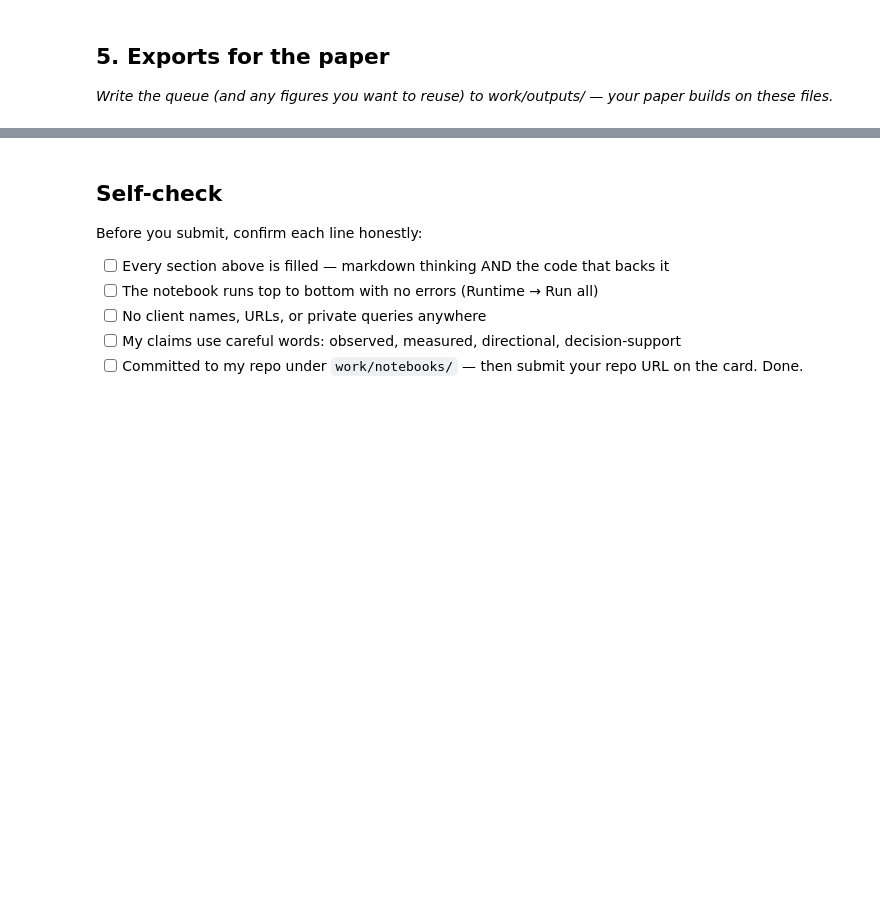
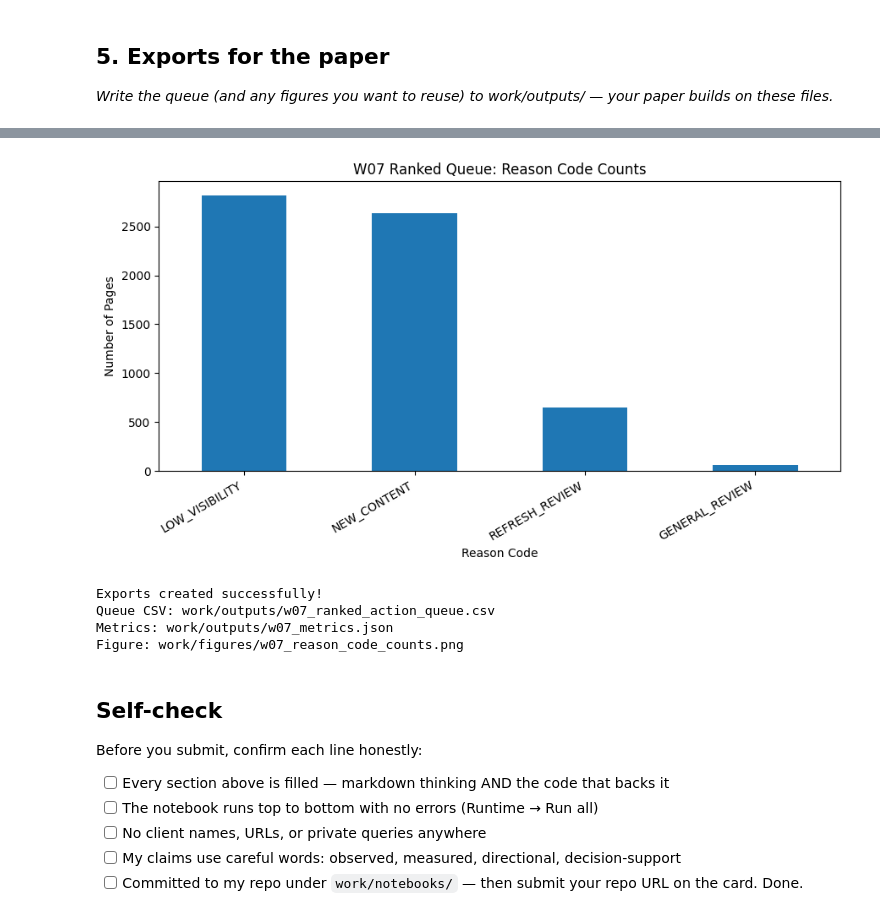
Before and after one commit to kubrafathima2005-kf/flyrank-ml-internship, a Jupyter notebook: work/notebooks/w07_action_playbook.ipynb, the cells around one changed output, grey strips where cells are left out. Cells and saved outputs as stored; diff of their text form; code cells hidden in the pictures; blank space fills up the shorter version.

```diff
--- a/work/notebooks/w07_action_playbook.ipynb
+++ b/work/notebooks/w07_action_playbook.ipynb
@@ -41,6 +272,63 @@ This skeleton is yours to fill. Work the sections **in order** — each one has
 # %%
 # This cell is for CODE (numbers, a query, a check).
 # Write your text answer in the cell ABOVE this one — typing sentences here breaks Run All.
+# %%
+import os
+import json
+import matplotlib.pyplot as plt
+
+# Create folders
+os.makedirs("work/outputs", exist_ok=True)
+os.makedirs("work/figures", exist_ok=True)
+
+# 1. Export ranked action queue
+queue.to_csv(
+    "work/outputs/w07_ranked_action_queue.csv",
+    index=False
+)
+
+# 2. Save model metrics
+metrics = {
+    "validation_method": "Grouped client split",
+    "test_clients": int(df.iloc[test_idx]["client_id"].nunique()),
+    "test_rows": int(len(queue)),
+    "unique_model_scores": int(queue["model_score"].nunique()),
+    "mean_model_score": float(queue["model_score"].mean()),
+    "reason_code_counts": {
+        str(k): int(v)
+        for k, v in queue["reason_code"].value_counts().items()
+    }
+}
+
+with open("work/outputs/w07_metrics.json", "w") as f:
+    json.dump(metrics, f, indent=4)
+
+# 3. Save reason-code chart
+reason_counts = queue["reason_code"].value_counts()
+
+plt.figure(figsize=(9, 5))
+reason_counts.plot(kind="bar")
+plt.title("W07 Ranked Queue: Reason Code Counts")
+plt.xlabel("Reason Code")
+plt.ylabel("Number of Pages")
+plt.xticks(rotation=30, ha="right")
+plt.tight_layout()
+plt.savefig(
+    "work/figures/w07_reason_code_counts.png",
+    dpi=300
+)
+plt.show()
+
+print("Exports created successfully!")
+print("Queue CSV: work/outputs/w07_ranked_action_queue.csv")
+print("Metrics: work/outputs/w07_metrics.json")
+print("Figure: work/figures/w07_reason_code_counts.png")
+# %% [output]
+[figure, added]
+Exports created successfully!
+Queue CSV: work/outputs/w07_ranked_action_queue.csv
+Metrics: work/outputs/w07_metrics.json
+Figure: work/figures/w07_reason_code_counts.png
 # %% [markdown]
 ## Self-check
 
```
Also changed, not shown: parts of 8 cells of this notebook.
